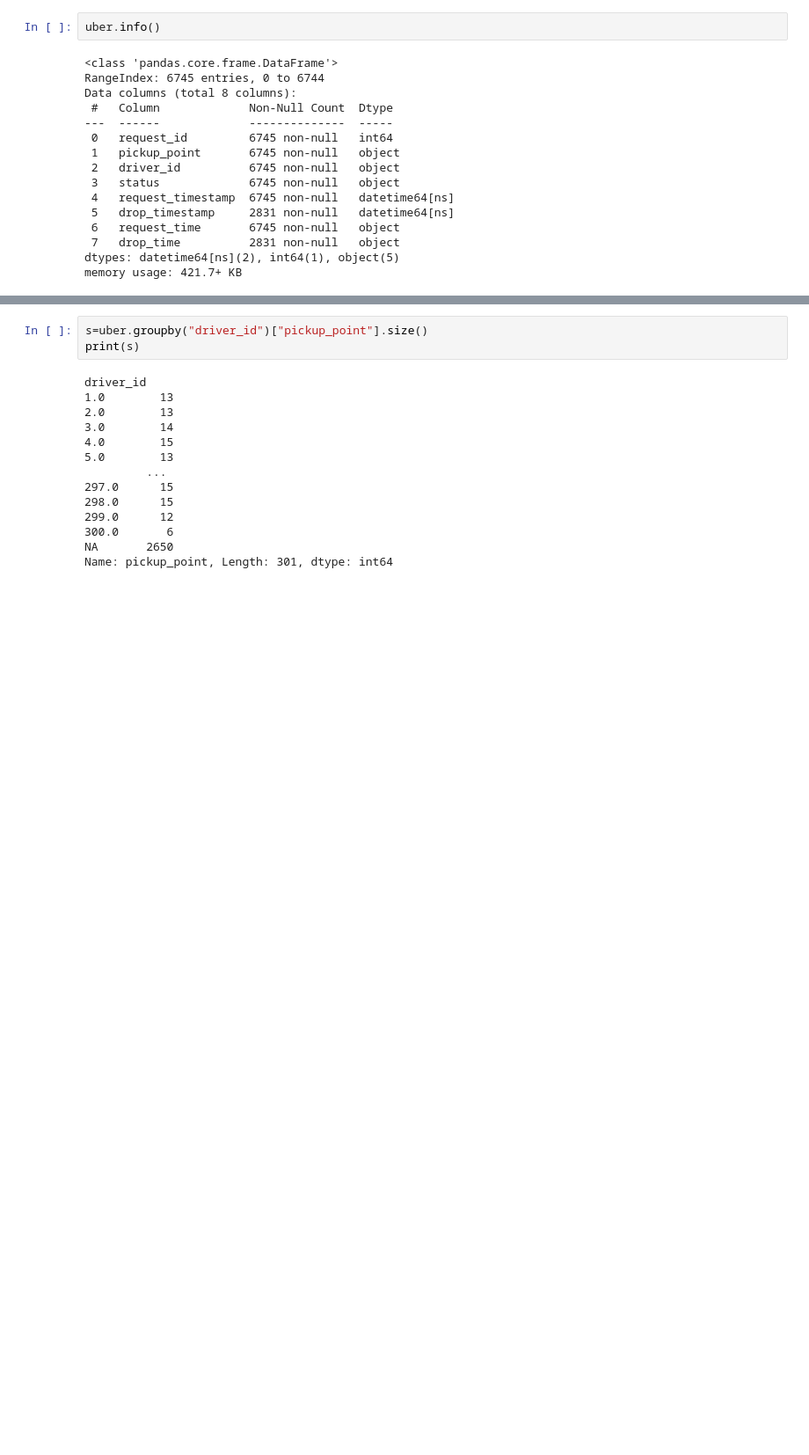
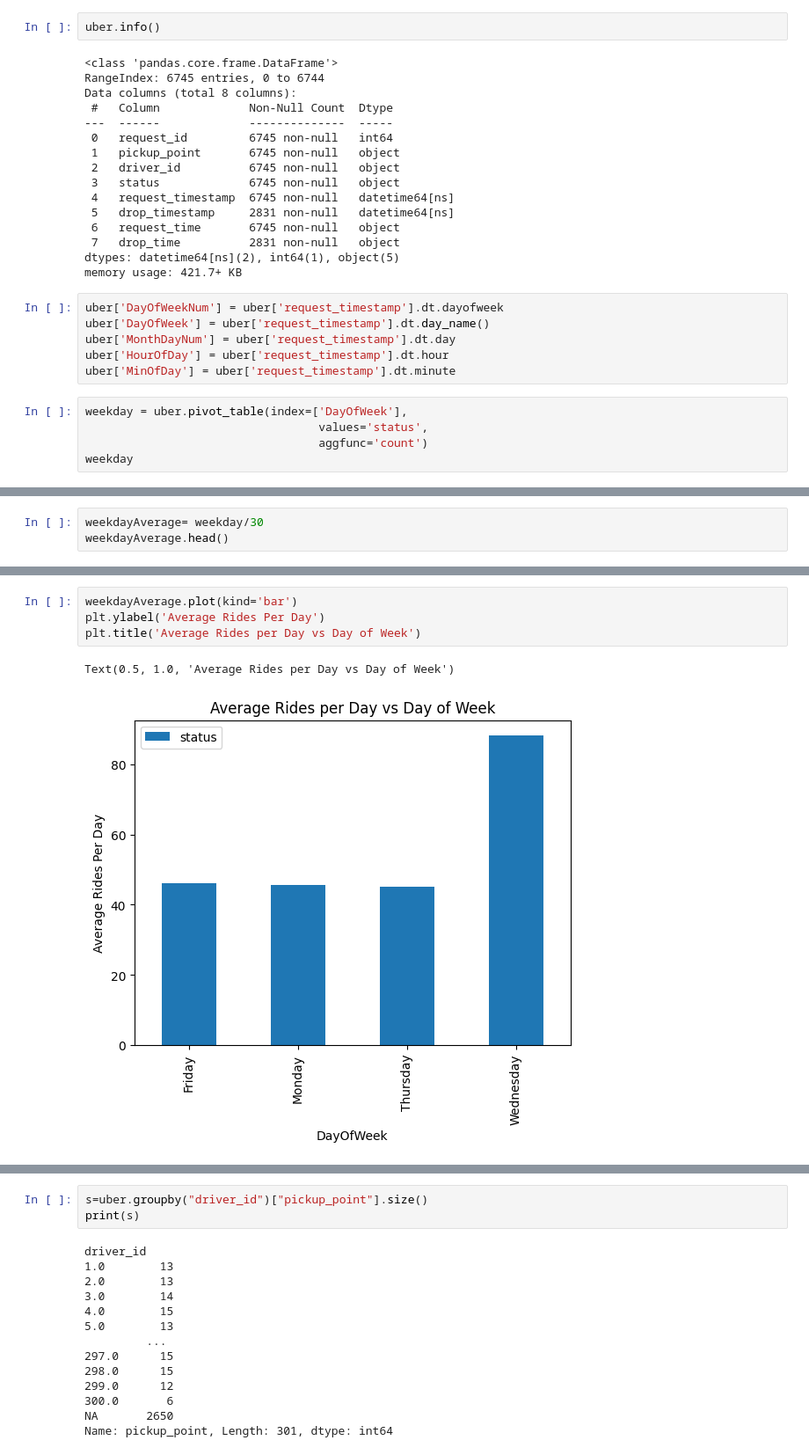
Before and after one commit to mallikarjunads/uber_analysis, a Jupyter notebook: Untitled-1.ipynb, the cells around one changed output, grey strips where cells are left out. Shown at 88% size. Cells and saved outputs as stored; diff of their text form; blank space fills up the shorter version.

```diff
--- a/Untitled-1.ipynb
+++ b/Untitled-1.ipynb
@@ -213,3 +213,14 @@ Data columns (total 8 columns):
  7   drop_time          2831 non-null   object
 dtypes: datetime64[ns](2), int64(1), object(5)
 memory usage: 421.7+ KB
+# %%
+uber['DayOfWeekNum'] = uber['request_timestamp'].dt.dayofweek
+uber['DayOfWeek'] = uber['request_timestamp'].dt.day_name()
+uber['MonthDayNum'] = uber['request_timestamp'].dt.day
+uber['HourOfDay'] = uber['request_timestamp'].dt.hour
+uber['MinOfDay'] = uber['request_timestamp'].dt.minute
+# %%
+weekday = uber.pivot_table(index=['DayOfWeek'],
+                                  values='status',
+                                  aggfunc='count')
+weekday
@@ -215,0 +234,3 @@ memory usage: 421.7+ KB
+# %%
+weekdayAverage= weekday/30
+weekdayAverage.head()
@@ -215,0 +244,7 @@ memory usage: 421.7+ KB
+# %%
+weekdayAverage.plot(kind='bar')
+plt.ylabel('Average Rides Per Day')
+plt.title('Average Rides per Day vs Day of Week')
+# %% [output]
+Text(0.5, 1.0, 'Average Rides per Day vs Day of Week')
+[figure, added]
```
Also changed, not shown: parts of 7 cells of this notebook, 1 other file.
